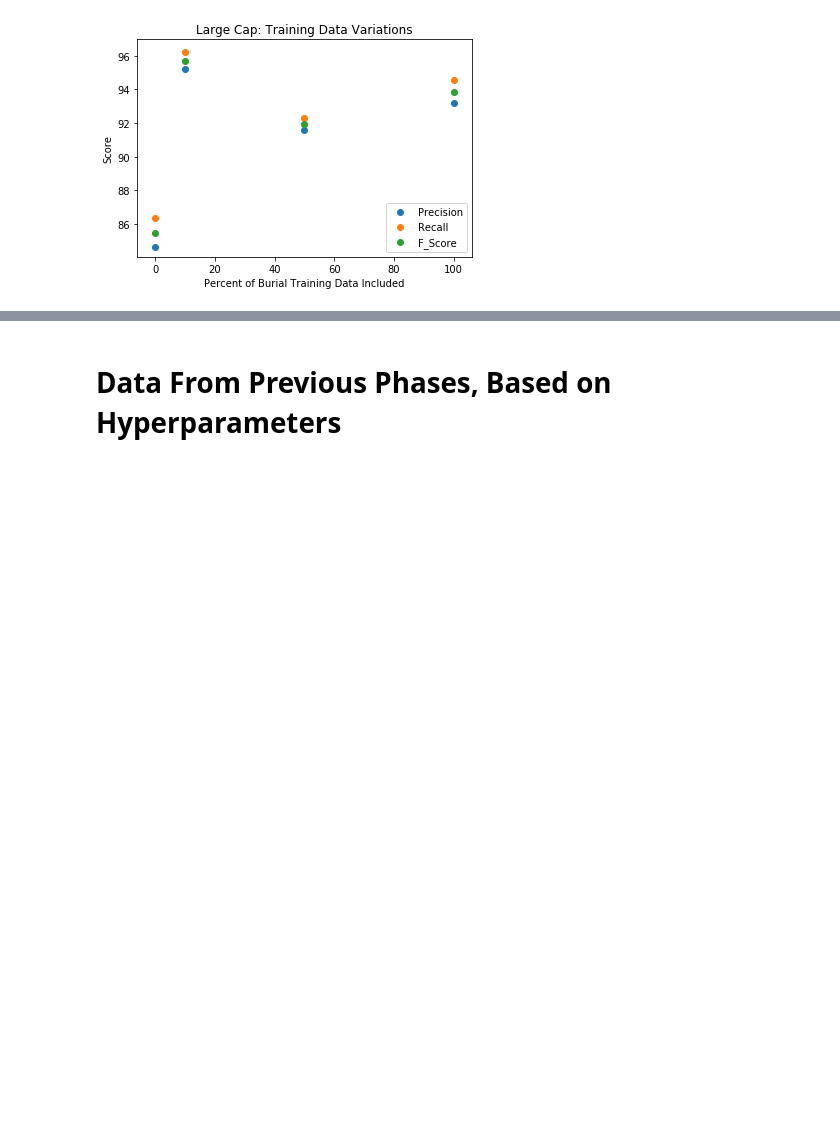
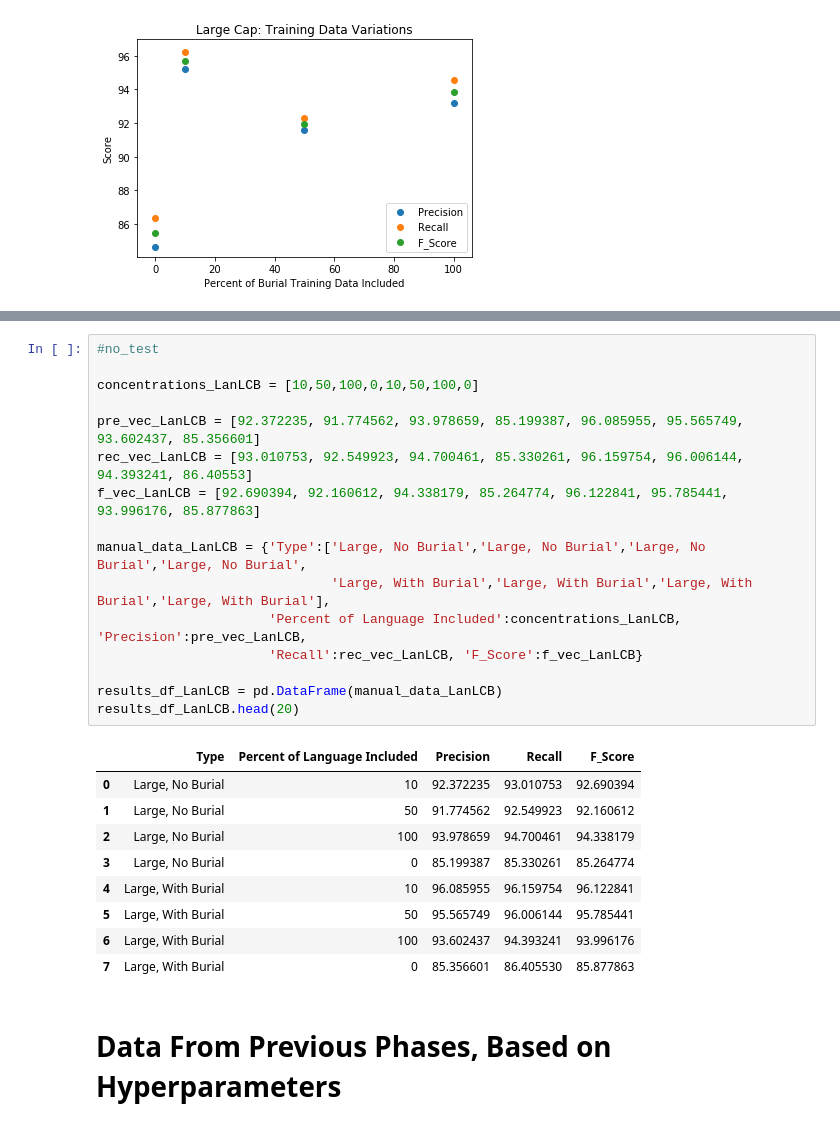
Before and after one commit to slavesocieties/ssda-nlp, a Jupyter notebook: 70-exhaustive-training.ipynb, the cells around one changed output, grey strips where cells are left out. Saved outputs shown, nothing was run; the diff lists cells and outputs as text; blank space fills up the shorter version.

Commit message:
Compiled lanaguge results, needs to be plotted

```diff
--- a/70-exhaustive-training.ipynb
+++ b/70-exhaustive-training.ipynb
@@ -550,3 +559,29 @@ Large Cap Data Variations
+# %%
+#no_test
+
+concentrations_LanLCB = [10,50,100,0,10,50,100,0]
+
+pre_vec_LanLCB = [92.372235, 91.774562, 93.978659, 85.199387, 96.085955, 95.565749, 93.602437, 85.356601]
+rec_vec_LanLCB = [93.010753, 92.549923, 94.700461, 85.330261, 96.159754, 96.006144, 94.393241, 86.40553]
+f_vec_LanLCB = [92.690394, 92.160612, 94.338179, 85.264774, 96.122841, 95.785441, 93.996176, 85.877863]
+
+manual_data_LanLCB = {'Type':['Large, No Burial','Large, No Burial','Large, No Burial','Large, No Burial',
+                              'Large, With Burial','Large, With Burial','Large, With Burial','Large, With Burial'],
+                      'Percent of Language Included':concentrations_LanLCB, 'Precision':pre_vec_LanLCB,
+                      'Recall':rec_vec_LanLCB, 'F_Score':f_vec_LanLCB}
+
+results_df_LanLCB = pd.DataFrame(manual_data_LanLCB)
+results_df_LanLCB.head(20)
+# %% [output]
+|  | Type | Percent of Language Included | Precision | Recall | F_Score |
+| 0 | Large, No Burial | 10 | 92.372235 | 93.010753 | 92.690394 |
+| 1 | Large, No Burial | 50 | 91.774562 | 92.549923 | 92.160612 |
+| 2 | Large, No Burial | 100 | 93.978659 | 94.700461 | 94.338179 |
+| 3 | Large, No Burial | 0 | 85.199387 | 85.330261 | 85.264774 |
+| 4 | Large, With Burial | 10 | 96.085955 | 96.159754 | 96.122841 |
+| 5 | Large, With Burial | 50 | 95.565749 | 96.006144 | 95.785441 |
+| 6 | Large, With Burial | 100 | 93.602437 | 94.393241 | 93.996176 |
+| 7 | Large, With Burial | 0 | 85.356601 | 86.405530 | 85.877863 |
 # %% [markdown]
 # Data From Previous Phases, Based on Hyperparameters
 # %% [markdown]
```
Also changed, not shown: parts of 11 cells of this notebook, 2 other files.
